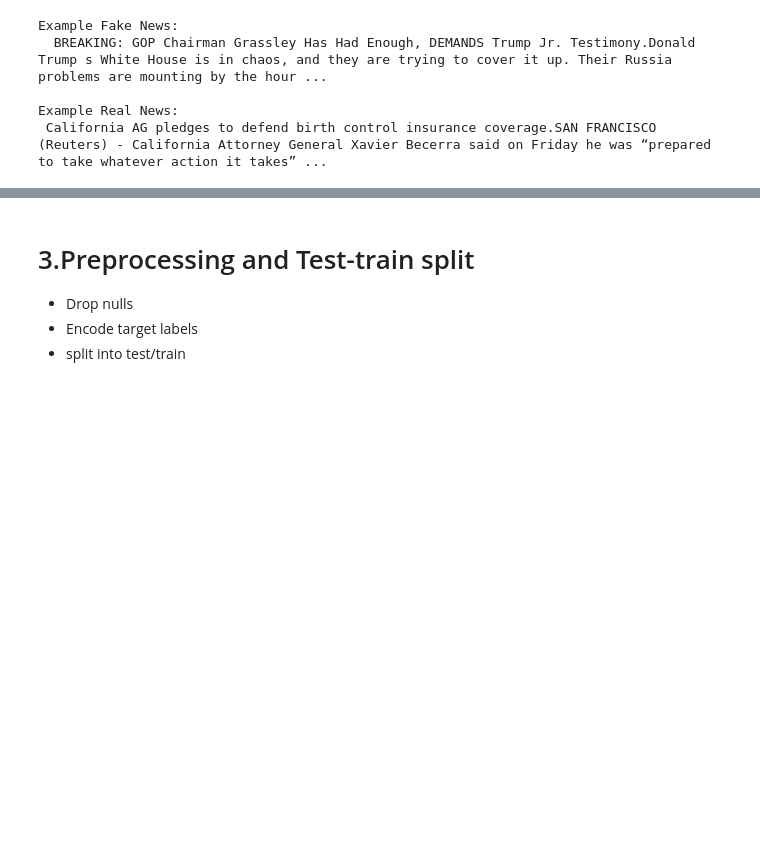
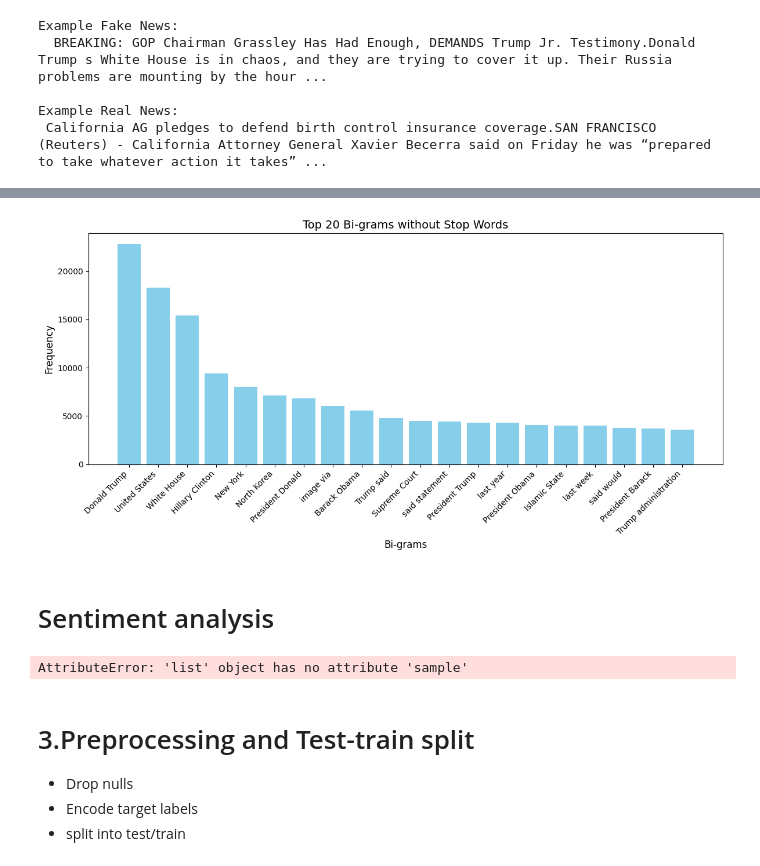
Before and after one commit to harshbpathak/fake-news-detector, a Jupyter notebook: notebook/fake-news-detector.ipynb, the cells around one changed output, grey strips where cells are left out. Cells and saved outputs as stored; diff of their text form; code cells hidden in the pictures; blank space fills up the shorter version.

```diff
--- a/notebook/fake-news-detector.ipynb
+++ b/notebook/fake-news-detector.ipynb
@@ -96,0 +229,13 @@ Example Real News:
+# %%
+#Goal: Extract and count bi-grams for contextual patterns.
+all_bigrams = [bigram for tokens in d2['tokens_no_stop'] for bigram in bigrams(tokens)]
+bigram_freq = Counter(all_bigrams)
+bigram_freq = bigram_freq.most_common(20)
+
+print("Top 5 Bi-grams without stop words")
+
+sorted_bigrams = sorted(bigram_freq, key=lambda item: item[1], reverse=True)
+
+# prints=0
+for key, value in sorted_bigrams:
+    print(f"Key: {key} , Count: {value}")
@@ -97,3 +260,26 @@ Example Real News:
+# %%
+# Visualization: Bar chart of top bi-grams
+bigrams, counts = zip(*sorted_bigrams)  # Unpack into separate lists
+bigrams = [' '.join(bigram) for bigram in bigrams]  # Convert tuples to strings
+
+plt.figure(figsize=(12, 6))  # Set figure size
+plt.bar(bigrams, counts, color='skyblue')  # Create bar chart
+plt.xlabel('Bi-grams', fontsize=12)
+plt.ylabel('Frequency', fontsize=12)
+plt.title('Top 20 Bi-grams without Stop Words', fontsize=14)
+plt.xticks(rotation=45, ha='right', fontsize=10)  # Rotate labels for readability
+plt.tight_layout()  # Adjust layout to prevent clipping
+plt.show()
+# %% [output]
+[figure, added]
+# %% [markdown]
+# Sentiment analysis
+# %%
+# Using TextBlob
+d2['sentiment'] = d2['text'].apply(lambda x: TextBlob(x).sentiment.polarity)
+print("Sentiment Scores:\n", d2[['text', 'sentiment'].sample(5)])
+# %% [output]
+AttributeError: 'list' object has no attribute 'sample'
 # %% [markdown]
 # 3.Preprocessing and Test-train split
 - Drop nulls
```
Also changed, not shown: parts of 15 cells of this notebook.
